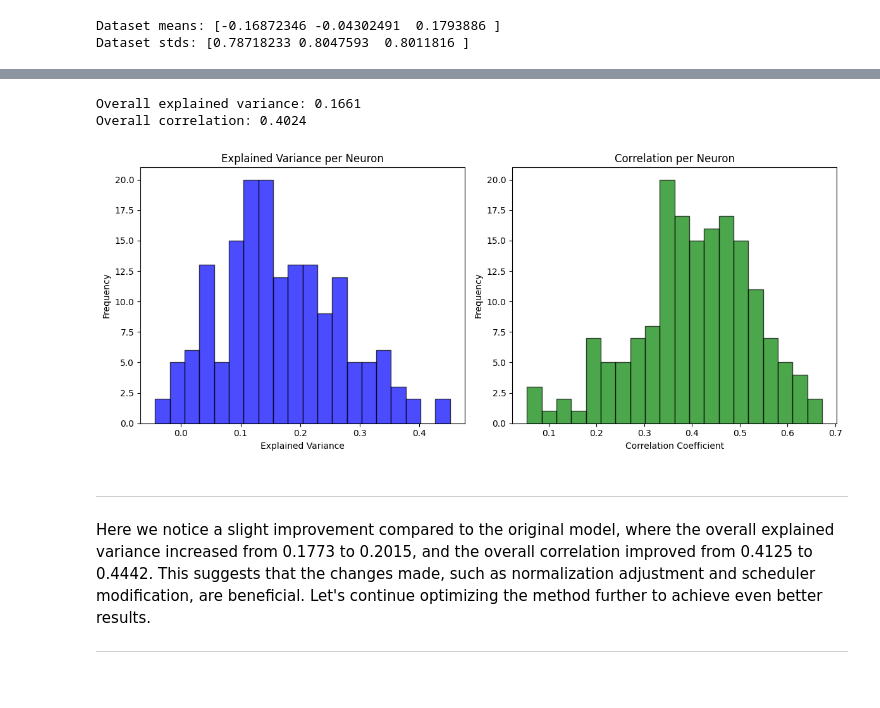
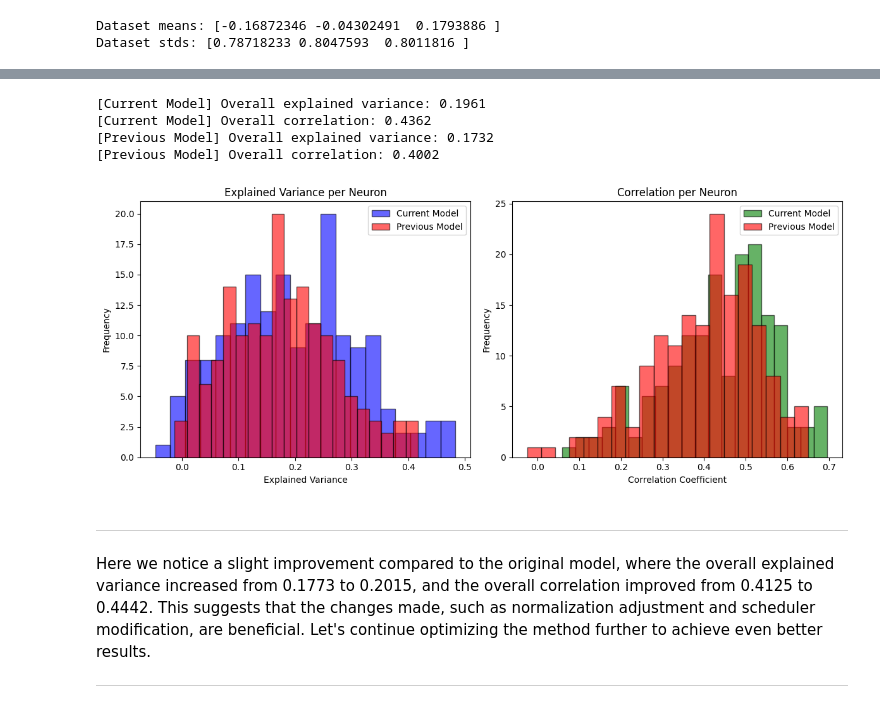
Before and after one commit to MetthewB/NX-414-Team-16, a Jupyter notebook: week8.ipynb, the cells around one changed output, grey strips where cells are left out. Drawn from its saved outputs; the diff is of its cells as text; code cells hidden in the pictures.

```diff
--- a/week8.ipynb
+++ b/week8.ipynb
@@ -126,0 +220,3 @@ Best of luck!
+# %%
+#Uses original scheduler
+train_model(shallow_cnn, train_dataloader_original, val_dataloader_original, loss_function, optimizer, epochs=15, device=device)
@@ -229,13 +278,13 @@ shallow_cnn = ShallowCNN(n_neurons=n_neurons)
+# %%
+shallow_cnn_norm = ShallowCNN(n_neurons=n_neurons)
 # %%
-import torch.optim as optim
-
 # Define the loss function
 loss_function = nn.MSELoss()
 
 # Define the optimizer
 learning_rate = 0.001
-optimizer = optim.Adam(shallow_cnn.parameters(), lr=learning_rate)
+optimizer = optim.Adam(shallow_cnn_norm.parameters(), lr=learning_rate)
 scheduler = StepLR(optimizer, step_size=10, gamma=0.6)
 # %%
-train_model(shallow_cnn, train_dataloader, val_dataloader, loss_function, optimizer, epochs=20, device=device, scheduler=scheduler)
+train_model(shallow_cnn_norm, train_dataloader, val_dataloader, loss_function, optimizer, epochs=20, device=device, scheduler=scheduler)
 # %% [output]
@@ -262,11 +311,13 @@ Epoch 20/20, Train Loss: 0.0743, Val Loss: 0.1127
 # %%
-device = "cpu"
 # Evaluate model on the validation set
-evaluate_model(shallow_cnn, val_dataloader, spikes_val, device=device)
+evaluate_model(shallow_cnn_norm, val_dataloader, spikes_val, device="cpu",
+               prev_model=shallow_cnn, prev_dataloader=val_dataloader_original)
 # %% [output]
-Overall explained variance: 0.1661
-Overall correlation: 0.4024
+[Current Model] Overall explained variance: 0.1961
+[Current Model] Overall correlation: 0.4362
+[Previous Model] Overall explained variance: 0.1732
+[Previous Model] Overall correlation: 0.4002
-[figure, old version]
+[figure, new version]
 # %% [markdown]
 ---
 
```
Also changed, not shown: parts of 69 cells of this notebook, 3 other files.
